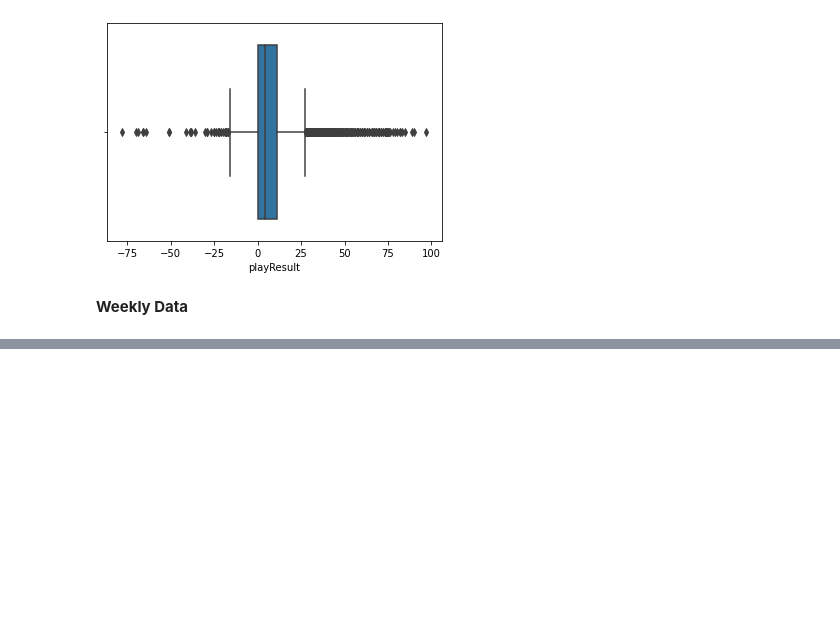
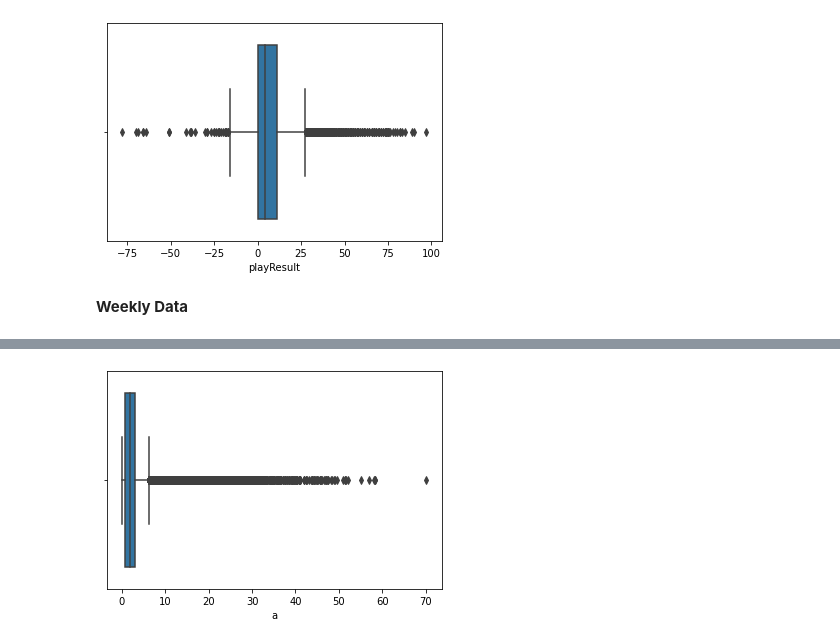
Before and after one commit to kilee722/Aiding-Africa-Mathematical-Model-of-Disease-Relief-Plan-, a Jupyter notebook: nfl_big_data_bowl_2021.ipynb, the cells around one changed output, grey strips where cells are left out. Saved outputs shown, nothing was run; the diff lists cells and outputs as text; code cells hidden in the pictures; blank space fills up the shorter version.

```diff
--- a/nfl_big_data_bowl_2021.ipynb
+++ b/nfl_big_data_bowl_2021.ipynb
@@ -555,0 +618,4 @@ bxp("playResult", plays)
+# %%
+bxp('a', weekly_data)
+# %% [output]
+[figure, added]
```
Also changed, not shown: parts of 12 cells of this notebook.
